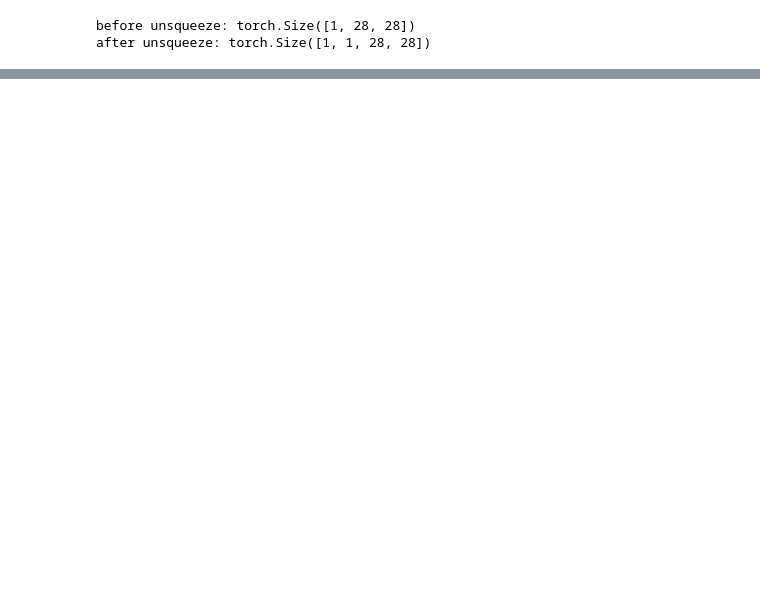
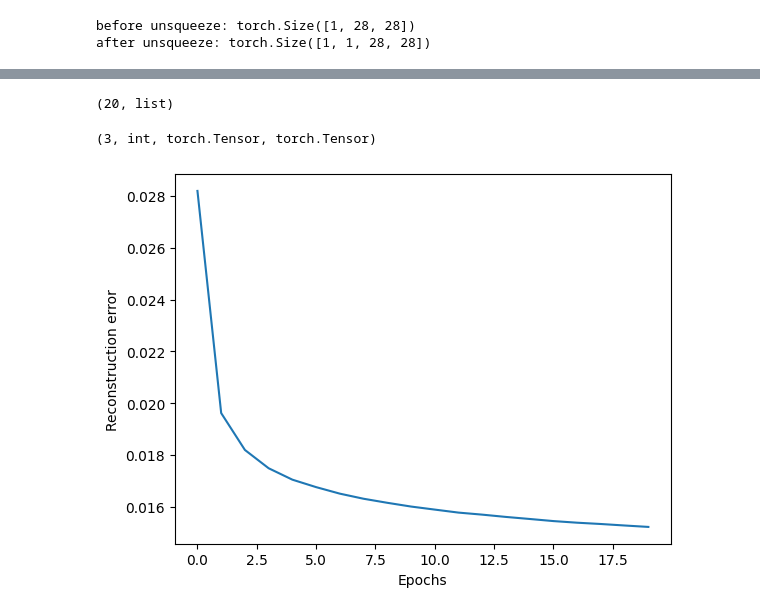
Before and after one commit to joseortizm/ai-notebooks, a Jupyter notebook: autoencoder.ipynb, the cells around one changed output, grey strips where cells are left out. Cells and saved outputs as stored; diff of their text form; code cells hidden in the pictures; blank space fills up the shorter version.

Commit message:
v1 autoencoders

```diff
--- a/autoencoder.ipynb
+++ b/autoencoder.ipynb
@@ -155,0 +261,11 @@ Show_imgs(out[0], "layer 1")
+# %%
+class Autoencoder(nn.Module):
+   def __init__(self):
+        super(Autoencoder, self).__init__()
+        self.encoder = Encoder()
+        self.decoder = Decoder()
+
+   def forward(self, x):
+        latent = self.encoder(x)
+        x_recon = self.decoder(latent)
+        return  x_recon
@@ -155,0 +307,11 @@ Show_imgs(out[0], "layer 1")
+# %%
+capacity = 64
+latent_dims = 10
+learning_rate = 0.001
+autoencoder = Autoencoder()
+autoencoder.to(device)
+loss = nn.MSELoss()
+optimizer = torch.optim.Adam(params=autoencoder.parameters(), lr=learning_rate, weight_decay=1e-5)
+
+autoencoder.train()
+loss_result, outputs_result = train(autoencoder,train_loader,20,loss)
@@ -155,0 +355,8 @@ Show_imgs(out[0], "layer 1")
+# %%
+len(outputs_result), type(outputs_result)
+# %% [output]
+(20, list)
+# %%
+len(outputs_result[0]), type(outputs_result[0][0]), type(outputs_result[0][1]), type(outputs_result[0][2])
+# %% [output]
+(3, int, torch.Tensor, torch.Tensor)
@@ -155,0 +367,8 @@ Show_imgs(out[0], "layer 1")
+# %%
+fig = plt.figure()
+plt.plot(loss_result)
+plt.xlabel('Epochs')
+plt.ylabel('Reconstruction error')
+plt.show()
+# %% [output]
+[figure, added]
```
Also changed, not shown: parts of 30 cells of this notebook.
